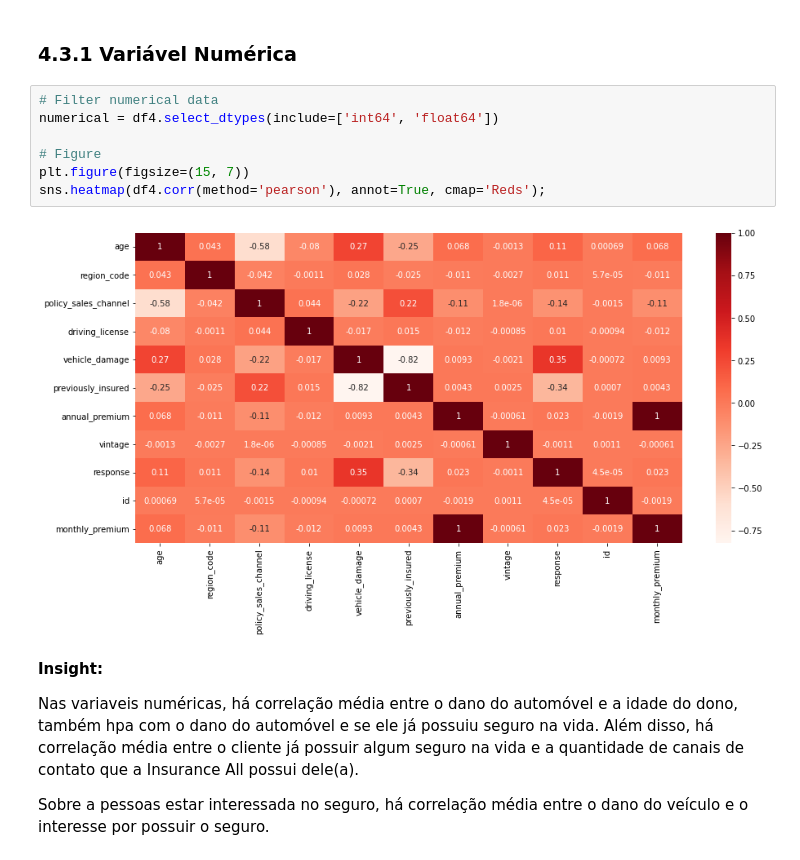
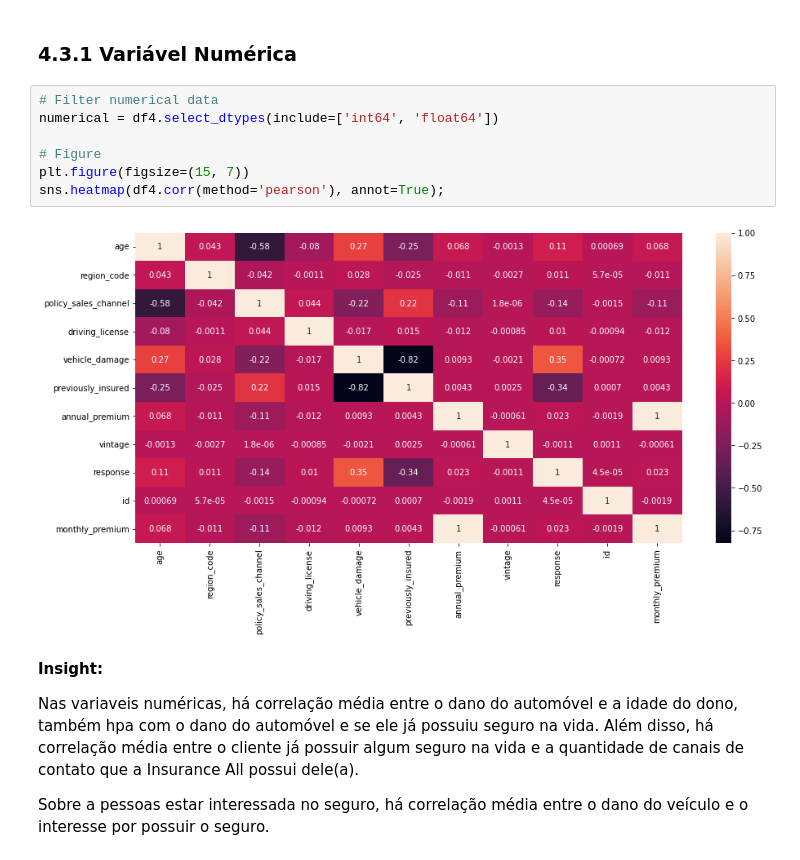
Before and after one commit to Jhonatanslopes/Health-Insurance-Cross-sell, a Jupyter notebook: notebook/notebook.ipynb, the cells around one changed output. Saved outputs shown, nothing was run; the diff lists cells and outputs as text.

```diff
--- a/notebook/notebook.ipynb
+++ b/notebook/notebook.ipynb
@@ -728,12 +732,12 @@ sns.despine(right=True);
 # %%
 # Filter numerical data
 numerical = df4.select_dtypes(include=['int64', 'float64'])
 
 # Figure
 plt.figure(figsize=(15, 7))
-sns.heatmap(df4.corr(method='pearson'), annot=True, cmap='Reds');
+sns.heatmap(df4.corr(method='pearson'), annot=True);
 # %% [output]
-[figure, old version]
+[figure, new version]
 # %% [markdown]
 **Insight:**
 
```
Also changed, not shown: parts of 35 cells of this notebook.
